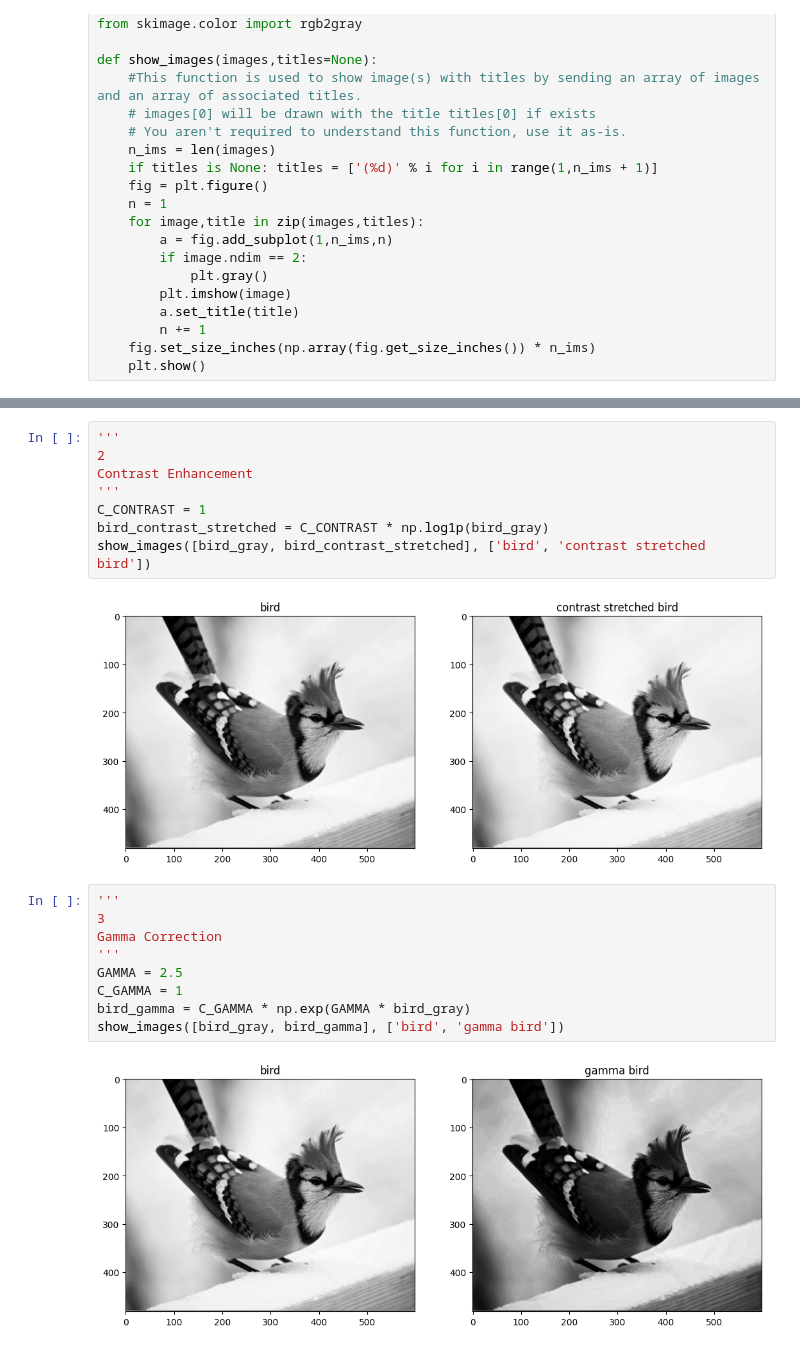
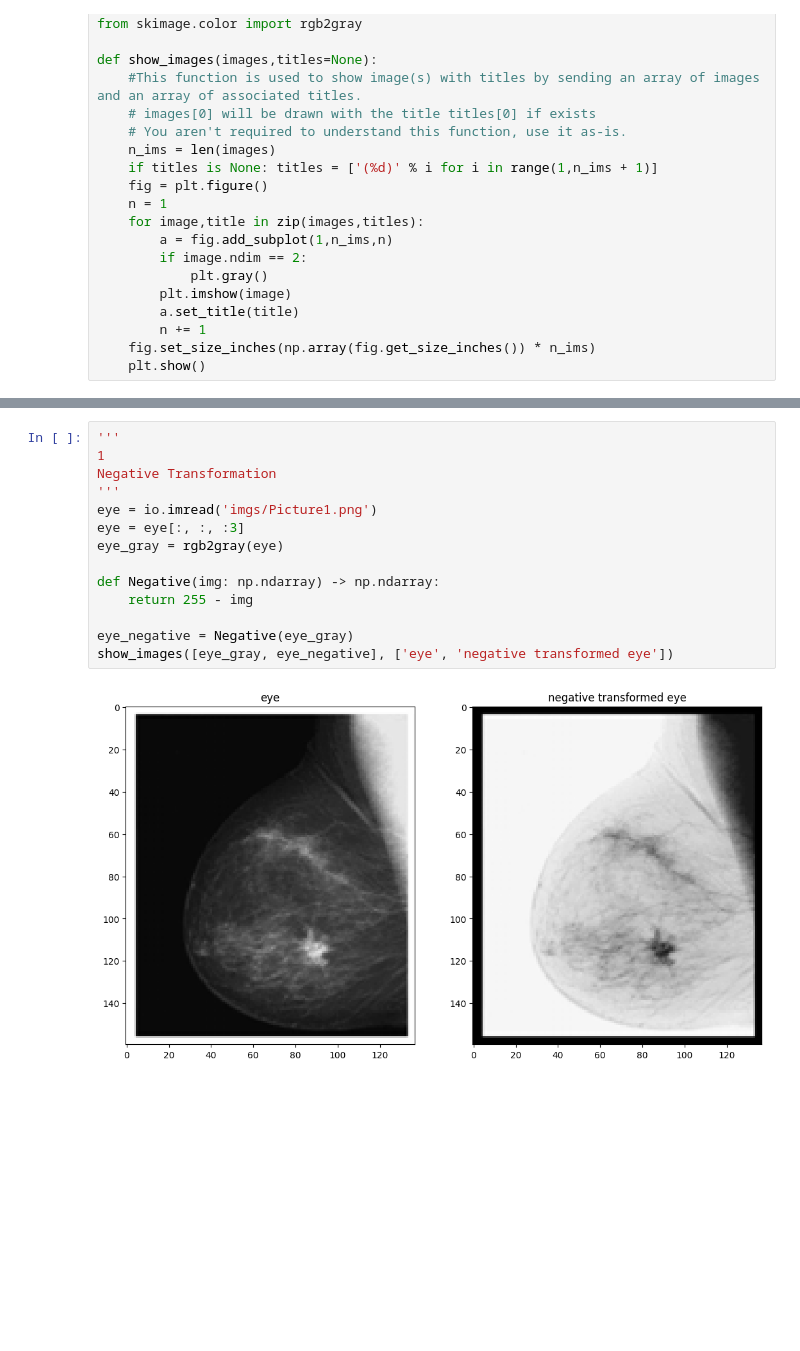
Before and after one commit to MoBahgat010/Image-Processing, a Jupyter notebook: Lab 4/Lab4_STD.ipynb, the cells around one changed output, grey strips where cells are left out. Cells and saved outputs as stored; diff of their text form; blank space fills up the shorter version.

```diff
--- a/Lab 4/Lab4_STD.ipynb
+++ b/Lab 4/Lab4_STD.ipynb
@@ -51,21 +40,16 @@ show_images([bird_gray, bird_negative], ['bird', 'negative transformed bird'])
-# %%
-'''
-2
-Contrast Enhancement
-'''
-C_CONTRAST = 1
-bird_contrast_stretched = C_CONTRAST * np.log1p(bird_gray)
-show_images([bird_gray, bird_contrast_stretched], ['bird', 'contrast stretched bird'])
-# %% [output]
-[figure, removed]
-# %%
-'''
-3
-Gamma Correction
-'''
-GAMMA = 2.5
-C_GAMMA = 1
-bird_gamma = C_GAMMA * np.exp(GAMMA * bird_gray)
-show_images([bird_gray, bird_gamma], ['bird', 'gamma bird'])
-# %% [output]
-[figure, removed]
+# %%
+'''
+1
+Negative Transformation
+'''
+eye = io.imread('imgs/Picture1.png')
+eye = eye[:, :, :3]
+eye_gray = rgb2gray(eye)
+
+def Negative(img: np.ndarray) -> np.ndarray:
+    return 255 - img
+
+eye_negative = Negative(eye_gray)
+show_images([eye_gray, eye_negative], ['eye', 'negative transformed eye'])
+# %% [output]
+[figure, added]
```
Also changed, not shown: parts of 4 cells of this notebook, 2 other files.
